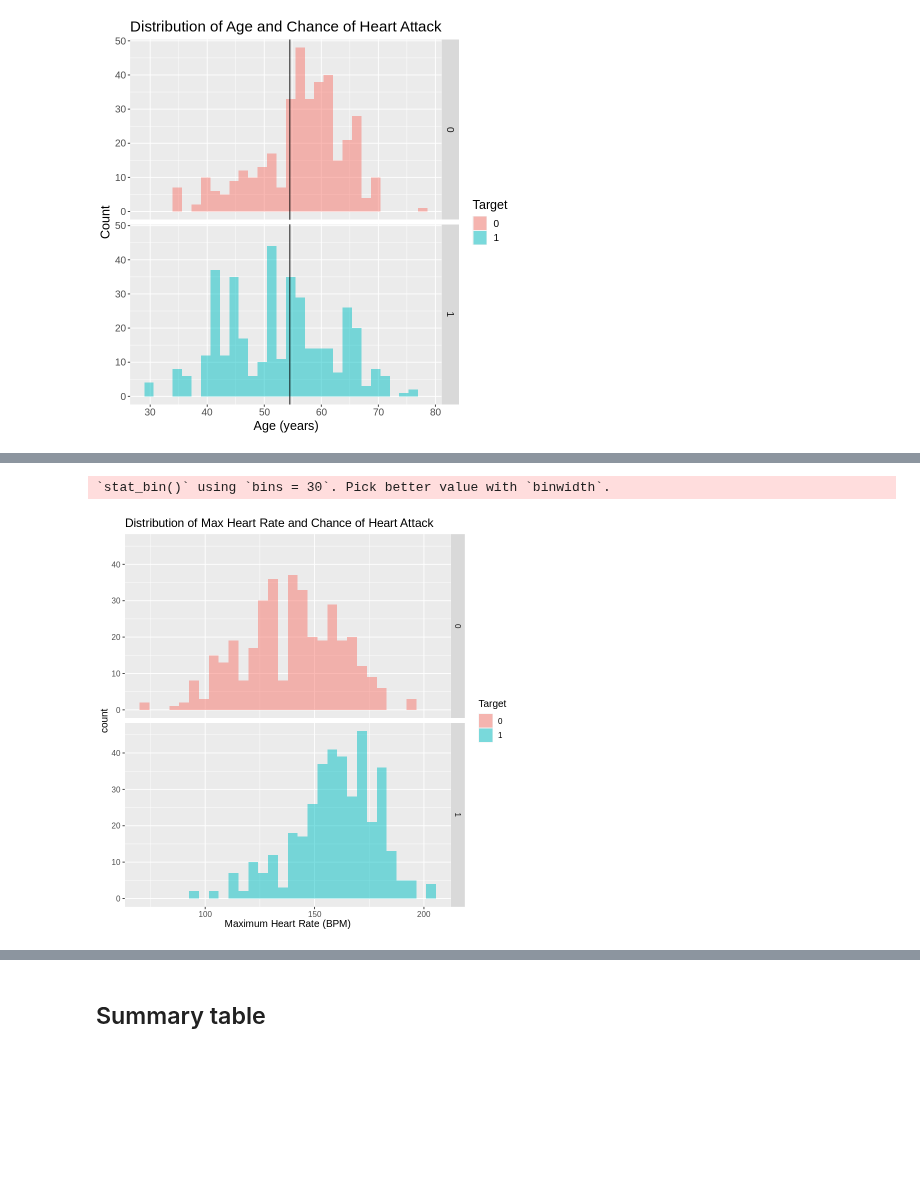
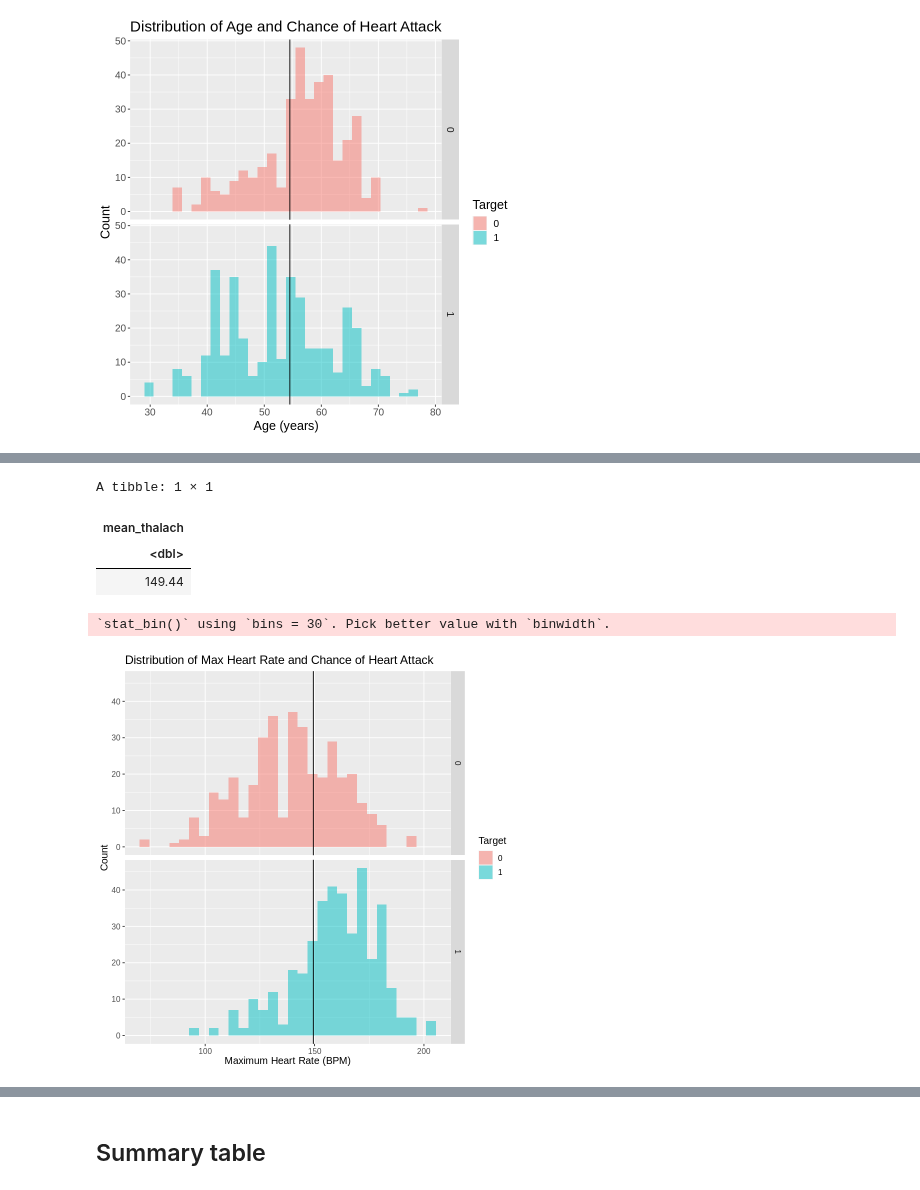
Before and after one commit to carriexu26/DSCI-Group-Project, a Jupyter notebook: heart_disease.ipynb, the cells around one changed output, grey strips where cells are left out. Saved outputs shown, nothing was run; the diff lists cells and outputs as text; code cells hidden in the pictures; blank space fills up the shorter version.

```diff
--- a/heart_disease.ipynb
+++ b/heart_disease.ipynb
@@ -181,12 +193,18 @@ chol_plot
 # %%
+heart_train |> summarize(mean_thalach = mean(thalach))
 thalach_plot <- ggplot(heart_train, aes(x = thalach, fill = target)) +
     geom_histogram(alpha = 0.5, position = "identity") +
+    geom_vline(xintercept = 149.44) +
     facet_grid(rows = vars(target)) +
     labs(x = "Maximum Heart Rate (BPM)", y="Count", fill = "Target") +
     ggtitle("Distribution of Max Heart Rate and Chance of Heart Attack") +
     theme(text = element_text(size = 12))
 thalach_plot
 # %% [output]
-`stat_bin()` using `bins = 30`. Pick better value with `binwidth`.
+A tibble: 1 × 1
+| mean_thalach |
+| <dbl> |
+| 149.44 |
+`stat_bin()` using `bins = 30`. Pick better value with `binwidth`.
-[figure, old version]
+[figure, new version]
 # %%
```
Also changed, not shown: parts of 3 cells of this notebook.
